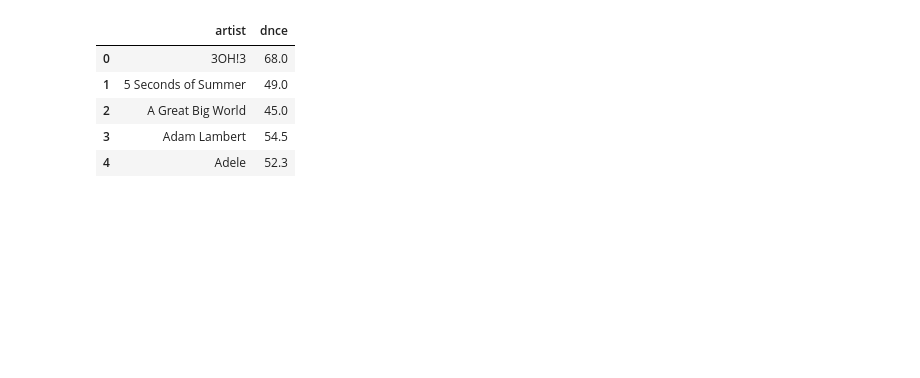
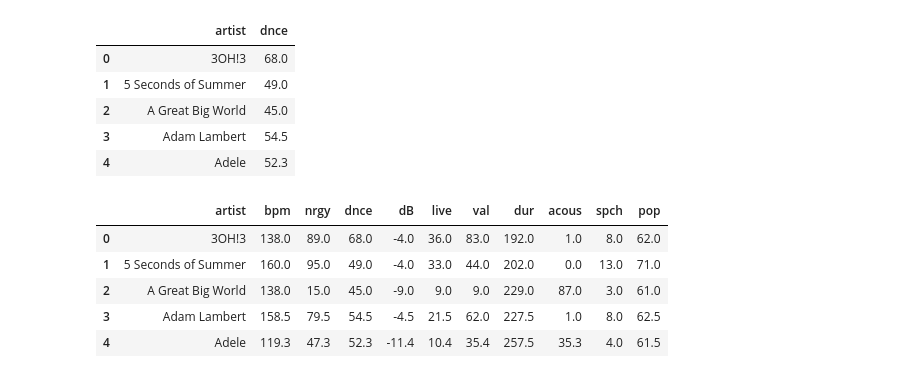
Before and after one commit to reccleston/music-project, a Jupyter notebook: sarah/initial_data-Copy1.ipynb, the cells around one changed output. Saved outputs shown, nothing was run; the diff lists cells and outputs as text; code cells hidden in the pictures; blank space fills up the shorter version.

```diff
--- a/sarah/initial_data-Copy1.ipynb
+++ b/sarah/initial_data-Copy1.ipynb
@@ -248,3 +248,15 @@ artist_dance_df.head()
 # %%
 # export to csv
 artist_dance_df.to_csv('../data/artist_avg_dance.csv', index=False)
+# %%
+# Artist Averages
+artist_avg_df = artist_df[["bpm","nrgy","dnce","dB","live","val","dur","acous","spch","pop"]]
+artist_avg_df = artist_avg_df.reset_index()
+artist_avg_df.head()
+# %% [output]
+|  | artist | bpm | nrgy | dnce | dB | live | val | dur | acous | spch | pop |
+| 0 | 3OH!3 | 138.0 | 89.0 | 68.0 | -4.0 | 36.0 | 83.0 | 192.0 | 1.0 | 8.0 | 62.0 |
+| 1 | 5 Seconds of Summer | 160.0 | 95.0 | 49.0 | -4.0 | 33.0 | 44.0 | 202.0 | 0.0 | 13.0 | 71.0 |
+| 2 | A Great Big World | 138.0 | 15.0 | 45.0 | -9.0 | 9.0 | 9.0 | 229.0 | 87.0 | 3.0 | 61.0 |
+| 3 | Adam Lambert | 158.5 | 79.5 | 54.5 | -4.5 | 21.5 | 62.0 | 227.5 | 1.0 | 8.0 | 62.5 |
+| 4 | Adele | 119.3 | 47.3 | 52.3 | -11.4 | 10.4 | 35.4 | 257.5 | 35.3 | 4.0 | 61.5 |
```
Also changed, not shown: parts of 4 cells of this notebook.
